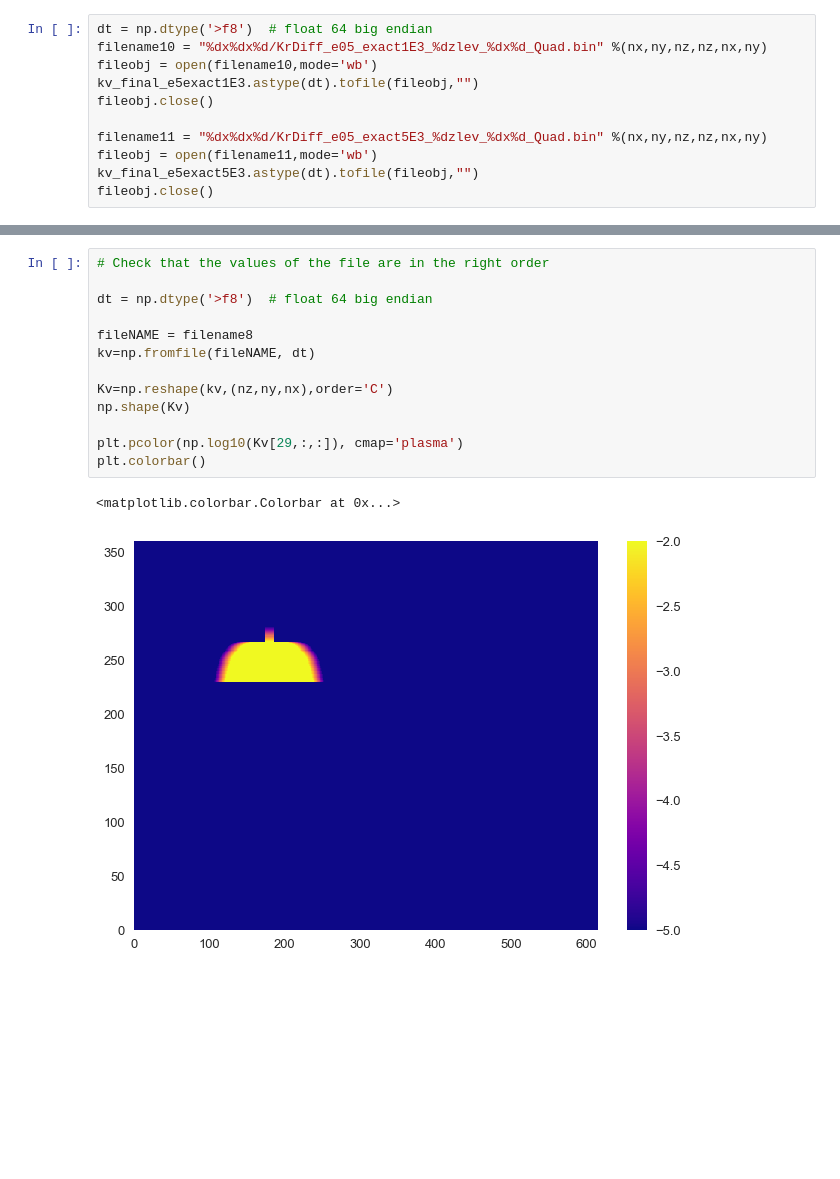
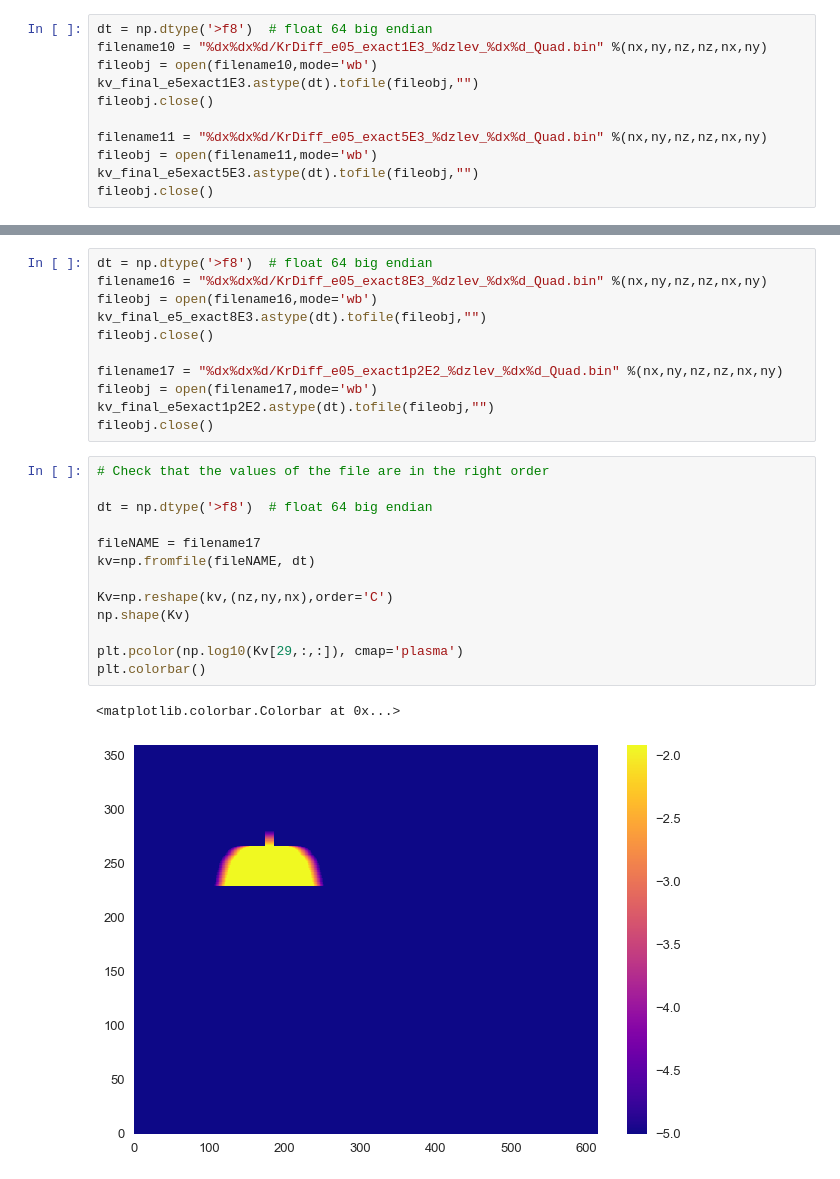
Before and after one commit to UBC-MOAD/buildcanyon, a Jupyter notebook: Stratification/GenerateDiffKrFile_smoothStep.ipynb, the cells around one changed output, grey strips where cells are left out. Cells and saved outputs as stored; diff of their text form; blank space fills up the shorter version.

```diff
--- a/Stratification/GenerateDiffKrFile_smoothStep.ipynb
+++ b/Stratification/GenerateDiffKrFile_smoothStep.ipynb
@@ -487,16 +548,27 @@ fileobj.close()
+# %%
+dt = np.dtype('>f8')  # float 64 big endian
+filename16 = "%dx%dx%d/KrDiff_e05_exact8E3_%dzlev_%dx%d_Quad.bin" %(nx,ny,nz,nz,nx,ny)
+fileobj = open(filename16,mode='wb')
+kv_final_e5_exact8E3.astype(dt).tofile(fileobj,"")
+fileobj.close()
+
+filename17 = "%dx%dx%d/KrDiff_e05_exact1p2E2_%dzlev_%dx%d_Quad.bin" %(nx,ny,nz,nz,nx,ny)
+fileobj = open(filename17,mode='wb')
+kv_final_e5exact1p2E2.astype(dt).tofile(fileobj,"")
+fileobj.close()
 # %%
 # Check that the values of the file are in the right order
 
 dt = np.dtype('>f8')  # float 64 big endian
 
-fileNAME = filename8
+fileNAME = filename17
 kv=np.fromfile(fileNAME, dt)
 
 Kv=np.reshape(kv,(nz,ny,nx),order='C')
 np.shape(Kv)
 
 plt.pcolor(np.log10(Kv[29,:,:]), cmap='plasma')
 plt.colorbar()
 # %% [output]
 <matplotlib.colorbar.Colorbar at 0x...>
-[figure, old version]
+[figure, new version]
```
Also changed, not shown: parts of 9 cells of this notebook.
